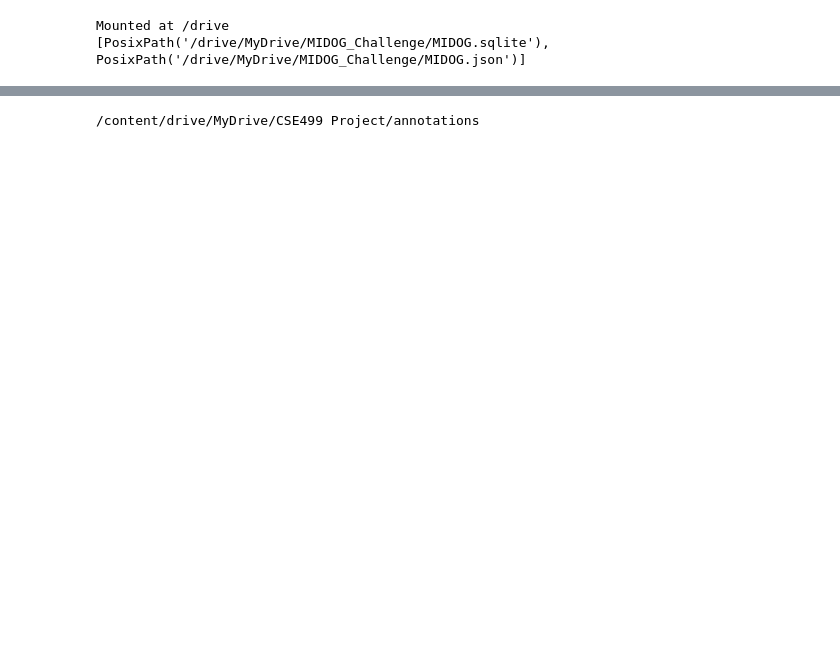
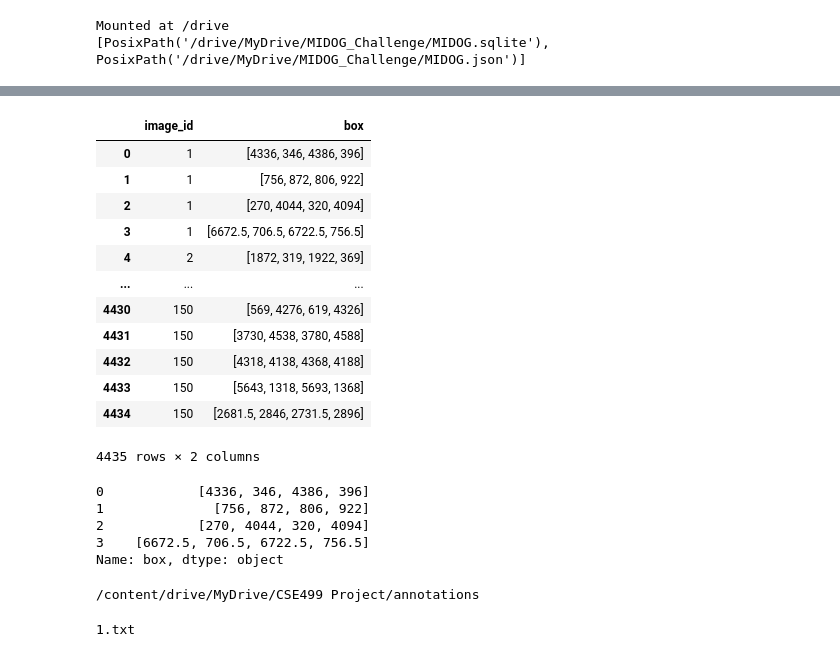
Before and after one commit to Ixiondbz/CSE499, a Jupyter notebook: RCNN_implementation.ipynb, the cells around one changed output, grey strips where cells are left out. Drawn from its saved outputs; the diff is of its cells as text; code cells hidden in the pictures; blank space fills up the shorter version.

```diff
--- a/RCNN_implementation.ipynb
+++ b/RCNN_implementation.ipynb
@@ -155,17 +191,38 @@ box_dataframe = train.copy(deep=True)
 # %%
 box_dataframe.drop(['file_name','width','height','cat','scanner'], axis=1, inplace=True)
 # %%
-box_dataframe.head()
+box_dataframe
+# %% [output]
+|  | image_id | box |
+| 0 | 1 | [4336, 346, 4386, 396] |
+| 1 | 1 | [756, 872, 806, 922] |
+| 2 | 1 | [270, 4044, 320, 4094] |
+| 3 | 1 | [6672.5, 706.5, 6722.5, 756.5] |
+| 4 | 2 | [1872, 319, 1922, 369] |
+| ... | ... | ... |
+| 4430 | 150 | [569, 4276, 619, 4326] |
+| 4431 | 150 | [3730, 4538, 3780, 4588] |
+| 4432 | 150 | [4318, 4138, 4368, 4188] |
+| 4433 | 150 | [5643, 1318, 5693, 1368] |
+| 4434 | 150 | [2681.5, 2846, 2731.5, 2896] |
+4435 rows × 2 columns
 # %%
 size = box_dataframe.shape[0]
 # %%
-List = box_dataframe[box_dataframe['image_id']==2]['box']
+List = box_dataframe[box_dataframe['image_id']==1]['box']
 List
+# %% [output]
+0            [4336, 346, 4386, 396]
+1              [756, 872, 806, 922]
+2            [270, 4044, 320, 4094]
+3    [6672.5, 706.5, 6722.5, 756.5]
+Name: box, dtype: object
 # %%
 %cd '/content/drive/MyDrive/CSE499 Project/annotations'
 # %% [output]
 /content/drive/MyDrive/CSE499 Project/annotations
 # %%
-#FileName = str(1)+".txt"
-#File = open(FileName, "w")
-#File.close()
+FileName = str(1)+".txt"
+print(FileName)
+# %% [output]
+1.txt
```
Also changed, not shown: parts of 9 cells of this notebook.
